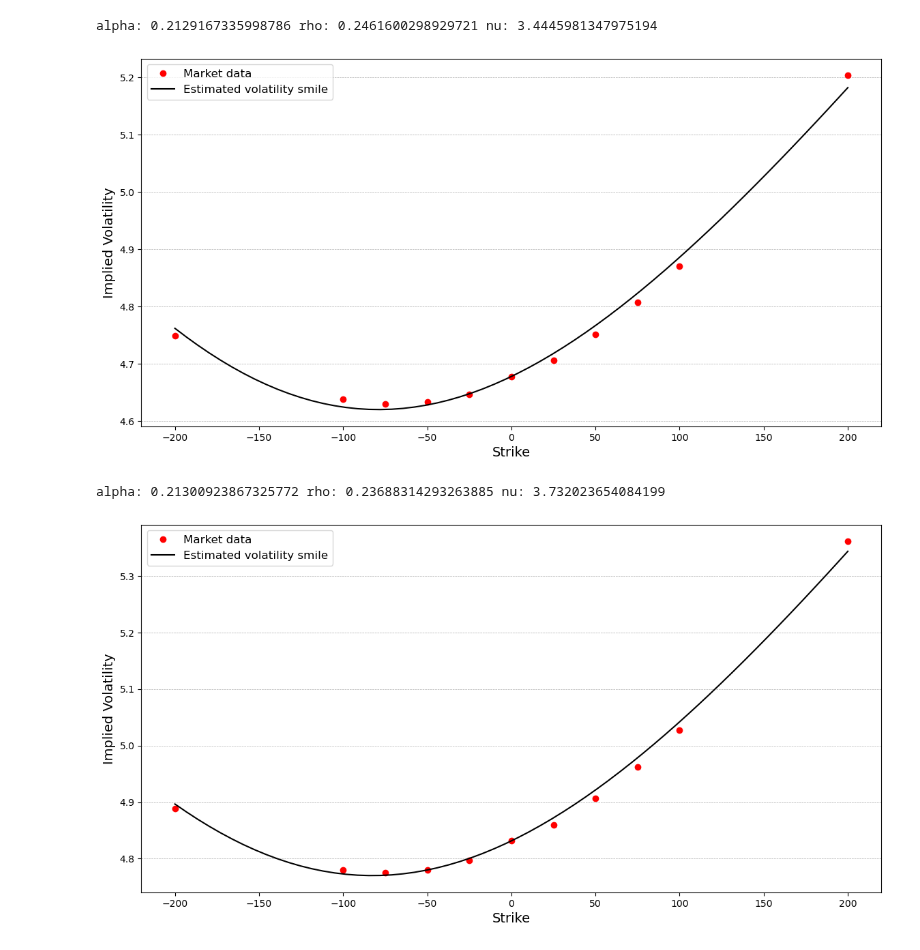
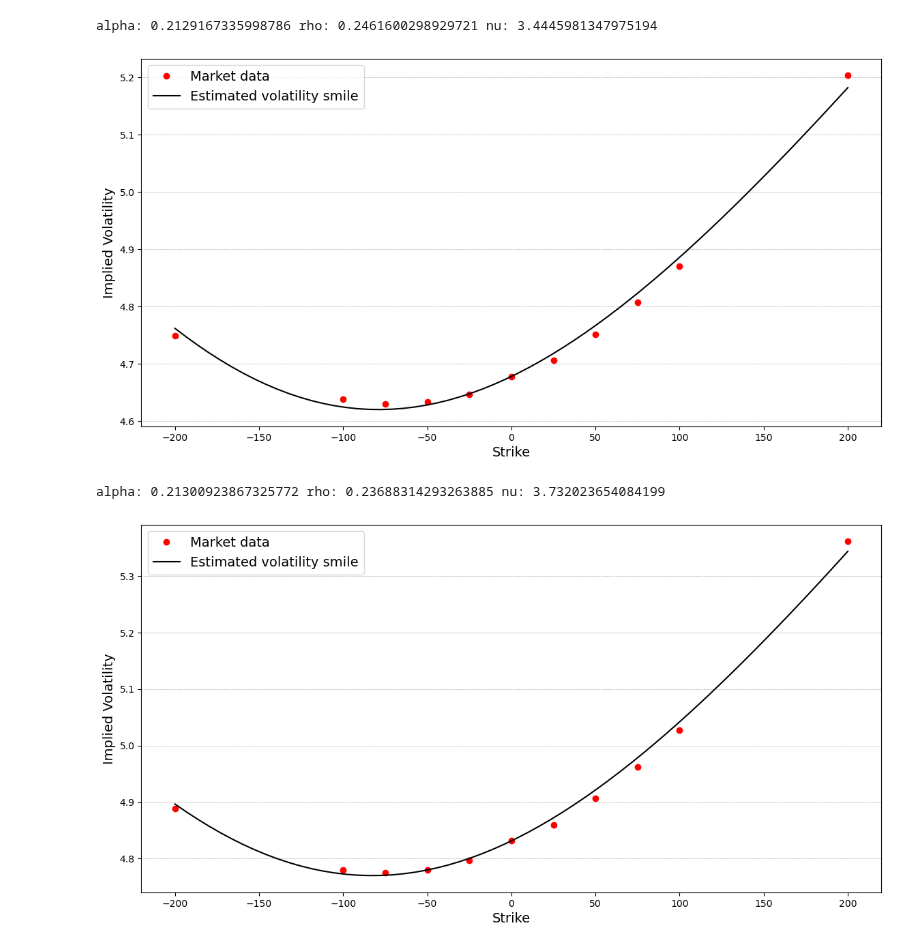
Before and after one commit to NannaOhrt/master_thesis, a Jupyter notebook: main/code/cal_parm_SABR.ipynb, the cells around one changed output. Cells and saved outputs as stored; diff of their text form; code cells hidden in the pictures.

```diff
--- a/main/code/cal_parm_SABR.ipynb
+++ b/main/code/cal_parm_SABR.ipynb
@@ -183,35 +183,35 @@ alpha: 0.20071386072626338 rho: 0.22018691193142007 nu: 3.6347995205993735
 beta = 0.5
 sigmas3 = np.array([0.47487,	0.46379,	0.46305,	0.46334,	0.46470,
                     0.46781,	0.47064,	0.47517,	0.48068,	0.48709,	0.52033])*10
 strikes_in_bps = np.array([-200,-100,-75,-50,-25,0,25,50,75,100,200])
 t_exp = 10
 tenor = 12
 atm_sigma = 0.46781*10
 f = 0.2276305
 guess = [0.01, 10,-0.5]
 strikes = f + strikes_in_bps*0.0001
 #Calling the SABR_calibration function defined below to return the parameters.
 alpha, nu, rho = SABR_calibration(f, t_exp, atm_sigma, beta, strikes, sigmas3, guess)
 
 print("alpha:",alpha,"rho:",rho, "nu:", nu)
 Ks_in_bps = np.linspace(-200,200,60)
 Ks = f + Ks_in_bps*0.0001
 vols_from_Ks = SABR_market_vol(Ks,f,t_exp,alpha,beta,nu,rho)
 
 fig, ax = plt.subplots(figsize=(14, 7))
 plt.plot(strikes_in_bps, sigmas3, 'o', color = 'red', label = 'Market data')
 plt.plot(Ks_in_bps,vols_from_Ks, color = 'black', label= 'Estimated volatility smile')
 plt.xlabel("Strike",fontsize=14)
 plt.ylabel("Implied Volatility", fontsize=14)
 #plt.title("10Y12Y EUR Swaption Implied Volatility", fontsize=18)
-plt.legend(fontsize=12)
+plt.legend(fontsize=14)
 plt.grid(axis='y', linestyle='--', linewidth=0.5)
 plt.savefig("/Users/nannaingemannohrt/Desktop/master_thesis/main/plots/10Y12Y_est.png")
 plt.show()
 plt.close()
 # %% [output]
 alpha: 0.2129167335998786 rho: 0.2461600298929721 nu: 3.4445981347975194
-[figure, old version]
+[figure, new version]
 # %%
 #10Y10Y 2024
 beta = 0.5
@@ -238,14 +238,14 @@ plt.plot(Ks_in_bps,vols_from_Ks, color = 'black', label= 'Estimated volatility s
 plt.xlabel("Strike",fontsize=14)
 plt.ylabel("Implied Volatility", fontsize=14)
 #plt.title("10Y10Y EUR Swaption Implied Volatility", fontsize=18)
-plt.legend(fontsize=12)
+plt.legend(fontsize=14)
 plt.grid(axis='y', linestyle='--', linewidth=0.5)
 plt.savefig("/Users/nannaingemannohrt/Desktop/master_thesis/main/plots/10Y10Y_est.png")
 plt.show()
 plt.close()
 # %% [output]
 alpha: 0.21300923867325772 rho: 0.23688314293263885 nu: 3.732023654084199
-[figure, old version]
+[figure, new version]
 # %%
 #10Y7Y 2024
 beta = 0.5
```
Also changed, not shown: parts of 8 cells of this notebook, 14 other files.
